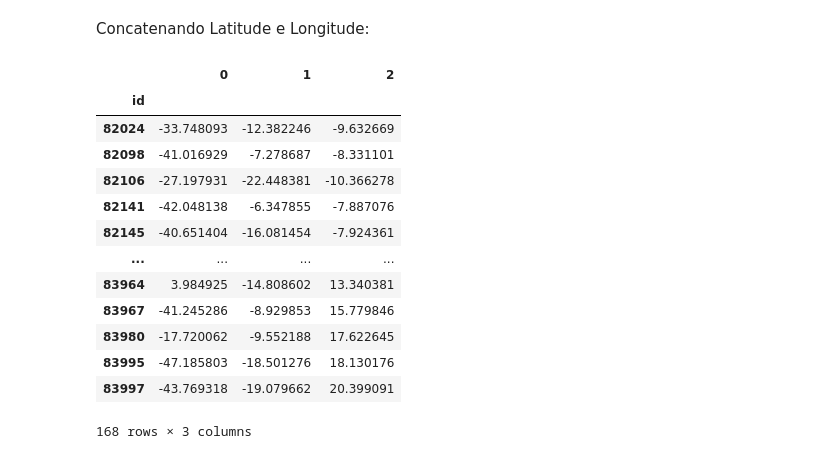
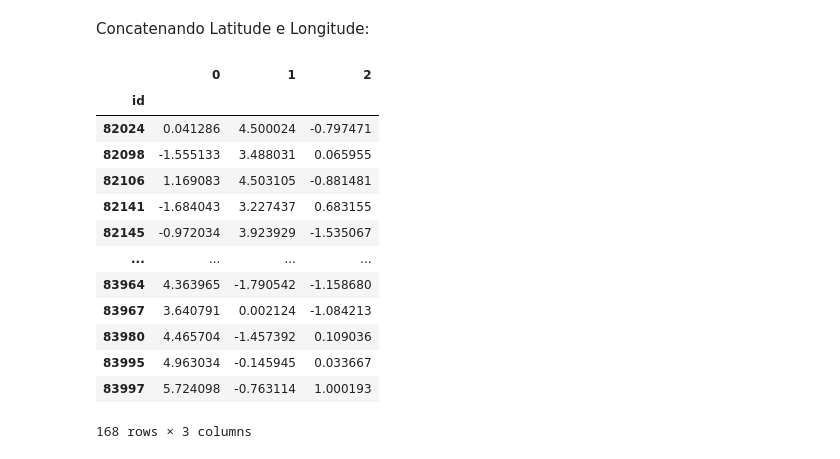
Before and after one commit to andrefellipe/ccd, a Jupyter notebook: baseline.ipynb, the cells around one changed output. Cells and saved outputs as stored; diff of their text form; code cells hidden in the pictures.

```diff
--- a/baseline.ipynb
+++ b/baseline.ipynb
@@ -424,0 +427,3 @@ See the caveats in the documentation: http://pandas.pydata.org/pandas-docs/stabl
+# %%
+X = X.dropna()
+X
@@ -427,4 +447,6 @@ from sklearn.preprocessing import StandardScaler
 from sklearn.decomposition import PCA
 from sklearn.pipeline import Pipeline
 # %%
-pipeline = Pipeline([('scaling', StandardScaler()), ('pca', PCA(n_components=3))])
+#pipeline = Pipeline([('scaling', StandardScaler()), ('pca', PCA(n_components=3))])
+sc = StandardScaler()
+pca = PCA(n_components=3)
@@ -433,0 +455,2 @@ pca_2019 = pipeline.fit_transform(X2)
+# %%
+index = X.index
@@ -434,3 +459,6 @@ pca_2019 = pipeline.fit_transform(X2)
+# %%
+X = sc.fit_transform(X.values)
+pca_values = pca.fit_transform(X)
 # %%
 pca_values = pd.DataFrame(pca_values)
 pca_values
@@ -451,22 +479,22 @@ pca_values
 # %% [markdown]
 Concatenando Latitude e Longitude:
 # %%
-pca_values.index = X.index
+pca_values.index = index
 pca_values
 # %% [output]
 |  | 0 | 1 | 2 |
 | id |  |  |  |
-| 82024 | -33.748093 | -12.382246 | -9.632669 |
-| 82098 | -41.016929 | -7.278687 | -8.331101 |
-| 82106 | -27.197931 | -22.448381 | -10.366278 |
-| 82141 | -42.048138 | -6.347855 | -7.887076 |
-| 82145 | -40.651404 | -16.081454 | -7.924361 |
+| 82024 | 0.041286 | 4.500024 | -0.797471 |
+| 82098 | -1.555133 | 3.488031 | 0.065955 |
+| 82106 | 1.169083 | 4.503105 | -0.881481 |
+| 82141 | -1.684043 | 3.227437 | 0.683155 |
+| 82145 | -0.972034 | 3.923929 | -1.535067 |
 | ... | ... | ... | ... |
-| 83964 | 3.984925 | -14.808602 | 13.340381 |
-| 83967 | -41.245286 | -8.929853 | 15.779846 |
-| 83980 | -17.720062 | -9.552188 | 17.622645 |
-| 83995 | -47.185803 | -18.501276 | 18.130176 |
-| 83997 | -43.769318 | -19.079662 | 20.399091 |
+| 83964 | 4.363965 | -1.790542 | -1.158680 |
+| 83967 | 3.640791 | 0.002124 | -1.084213 |
+| 83980 | 4.465704 | -1.457392 | 0.109036 |
+| 83995 | 4.963034 | -0.145945 | 0.033667 |
+| 83997 | 5.724098 | -0.763114 | 1.000193 |
 168 rows × 3 columns
 # %%
 pca_values = pca_values.merge(df_m,on='id')
```
Also changed, not shown: parts of 27 cells of this notebook.
